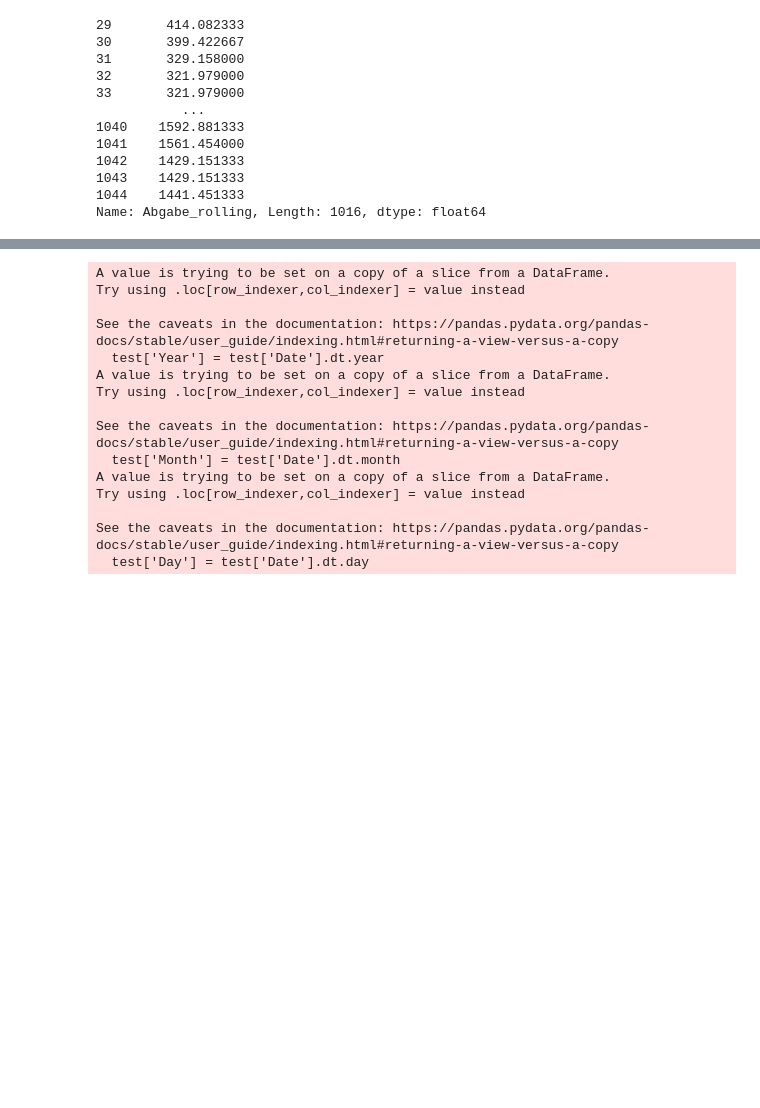
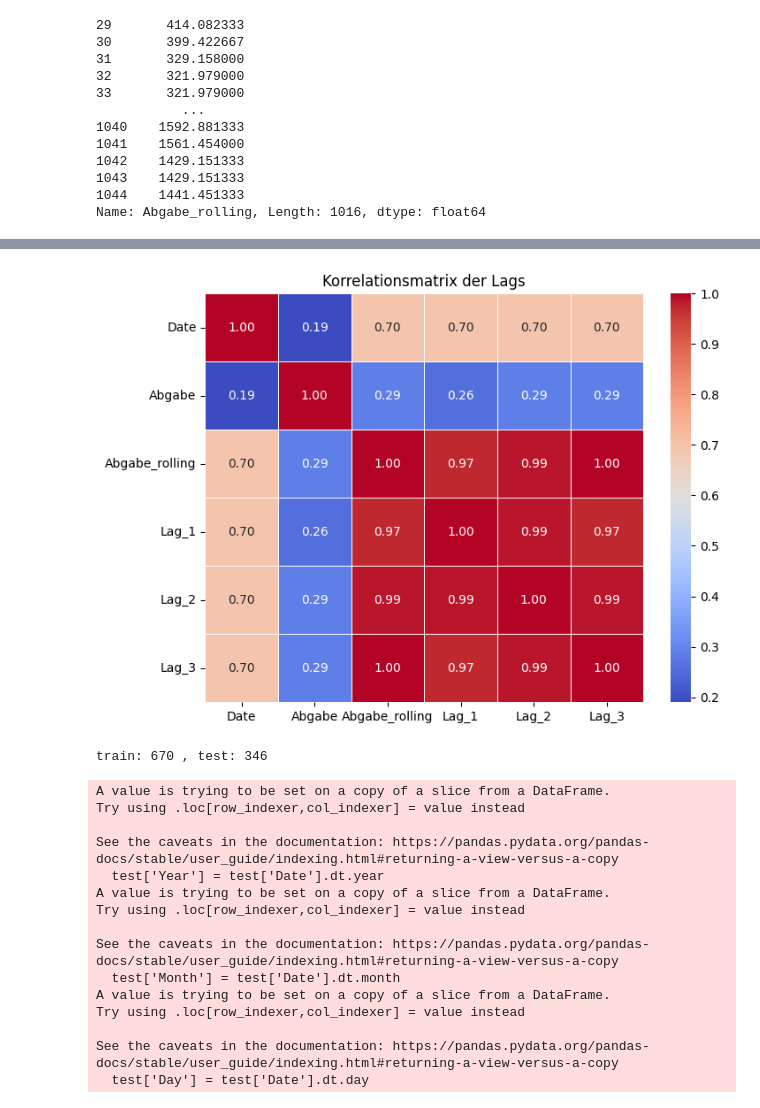
Before and after one commit to StefanEissler/Customs_Fee_Forecasting, a Jupyter notebook: src/notebooks/RandomForrests.ipynb, the cells around one changed output, grey strips where cells are left out. Drawn from its saved outputs; the diff is of its cells as text; code cells hidden in the pictures; blank space fills up the shorter version.

```diff
--- a/src/notebooks/RandomForrests.ipynb
+++ b/src/notebooks/RandomForrests.ipynb
@@ -60,0 +39,17 @@ plt.plot(train.Abgabe_rolling)
+# %%
+from statsmodels.tsa.tsatools import add_lag
+
+num_lags = 3
+
+lagged_feature = add_lag(data.Abgabe_rolling, lags=2, drop=False, insert=True)
+#for i in range(1, num_lags + 1):
+#    lagged_features[f'Abgabe_lag_{i}'] = data['Abgabe_avg'].shift(i)
+lagged_features = pd.DataFrame(lagged_feature)
+
+new_columns = ['Lag_1', 'Lag_2', 'Lag_3']
+lagged_features.columns = new_columns
+
+
+df_with_lags = pd.concat([data, lagged_features], axis=1)
+df_with_lags = df_with_lags.dropna(subset='Abgabe_rolling')
+df_with_lags
@@ -61,3 +70,23 @@ plt.plot(train.Abgabe_rolling)
+# %%
+import matplotlib.pyplot as plt
+import seaborn as sns
+
+corr_matrix = df_with_lags.corr()
+
+plt.figure(figsize=(8, 6))
+sns.heatmap(corr_matrix, annot=True, cmap='coolwarm', fmt=".2f", linewidths=.5)
+plt.title('Korrelationsmatrix der Lags')
+plt.show()
+# %% [output]
+[figure, added]
+# %%
+from data_preperation import split_data
+
+train, test = split_data(data=df_with_lags, test_split=0.66)
+
+train = train.dropna()
+# %% [output]
+train: 670 , test: 346
 # %%
 train['Year'] = train['Date'].dt.year
 train['Month'] = train['Date'].dt.month
```
Also changed, not shown: parts of 12 cells of this notebook, 7 other files.
